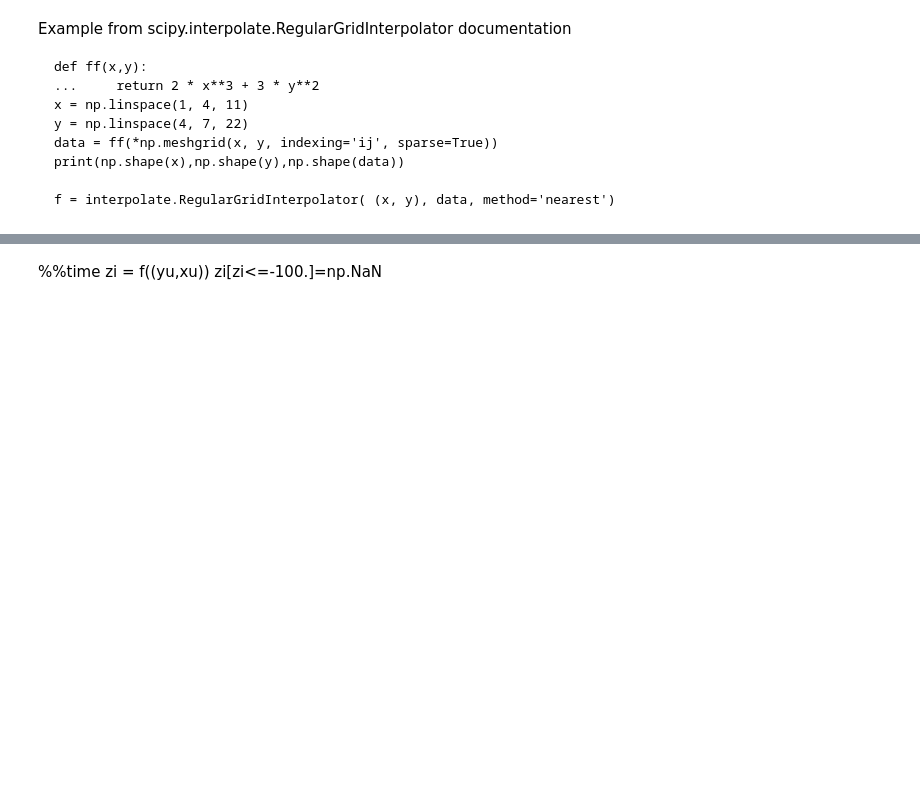
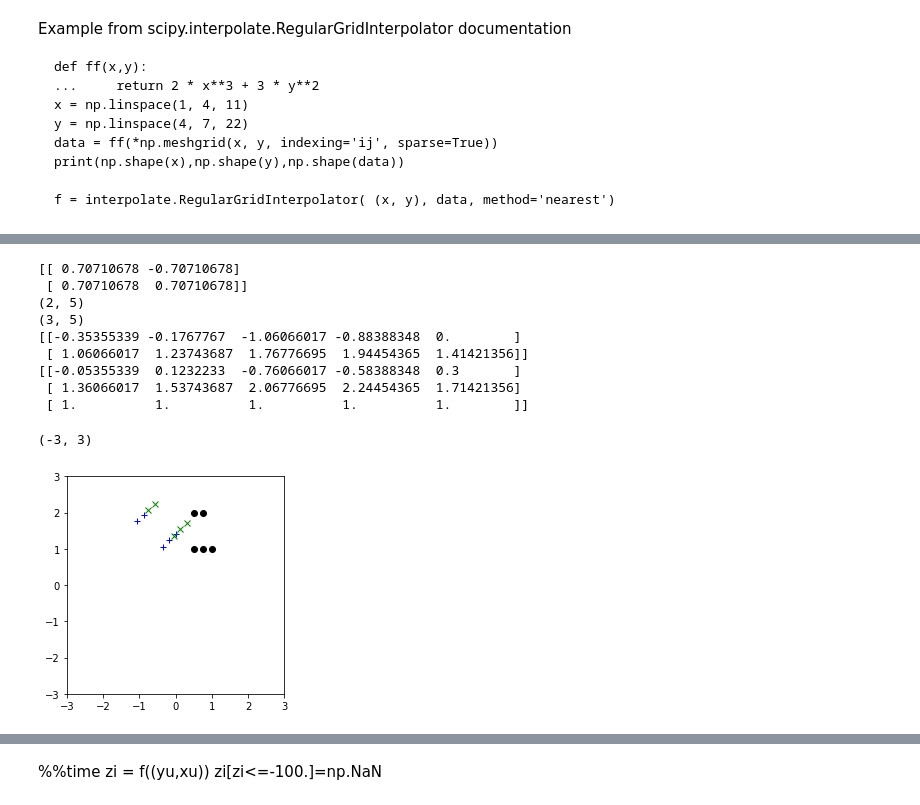
Before and after one commit to csherwood-usgs/Raster_calcs, a Jupyter notebook: test_loading_elevation_maps.ipynb, the cells around one changed output, grey strips where cells are left out. Cells and saved outputs as stored; diff of their text form; code cells hidden in the pictures; blank space fills up the shorter version.

```diff
--- a/test_loading_elevation_maps.ipynb
+++ b/test_loading_elevation_maps.ipynb
@@ -158,3 +160,59 @@ print(yrot)
+# %%
+# test rotation matrix
+
+#some points
+xx = np.array((.5,.75,.5,.75, 1.))
+yy = np.array((1., 1., 2., 2., 1.))
+
+theta = 45. # degrees
+
+thetar = np.radians(theta)
+c, s = np.cos(thetar), np.sin(thetar)
+R = np.array(((c,-s), (s, c)))
+
+print(R)
+xy=np.array((xx.T,yy.T))
+print(np.shape(xy))
+xyr=np.matmul(R,xy)
+x0 = .3
+y0 = .3
+
+# homogenous version
+# homogenous rotation matrix
+Rh = np.array(((c, -s,  0.),\
+               (s,  c,  0.),\
+               (0., 0., 1.)))
+# homogenous translation matrix
+Th = np.matrix([[1., 0., x0],\
+               [0., 1., y0],\
+               [0., 0., 1.]])
+
+
+xyh = np.array((xx.T, yy.T, np.ones_like(xx.T)))
+print(np.shape(xyh))
+xyrh=Th*Rh*xyh
+print(xyr)
+print(xyrh)
+
+plt.plot(figsize=(4,4))
+plt.plot(xx,yy,'ok')
+plt.plot(xyr[0,:],xyr[1,:],'+b')
+plt.plot(xyrh[0,:],xyrh[1,:],'xg')
+plt.axis('square')
+plt.xlim([-3,3])
+plt.ylim([-3,3])
+# %% [output]
+[[ 0.70710678 -0.70710678]
+ [ 0.70710678  0.70710678]]
+(2, 5)
+(3, 5)
+[[-0.35355339 -0.1767767  -1.06066017 -0.88388348  0.        ]
+ [ 1.06066017  1.23743687  1.76776695  1.94454365  1.41421356]]
+[[-0.05355339  0.1232233  -0.76066017 -0.58388348  0.3       ]
+ [ 1.36066017  1.53743687  2.06776695  2.24454365  1.71421356]
+ [ 1.          1.          1.          1.          1.        ]]
+(-3, 3)
+[figure, added]
 # %%
 # calculate UTM coordinates for the box, which depend on upper left hand corner and rotation
 
```
Also changed, not shown: parts of 12 cells of this notebook.
